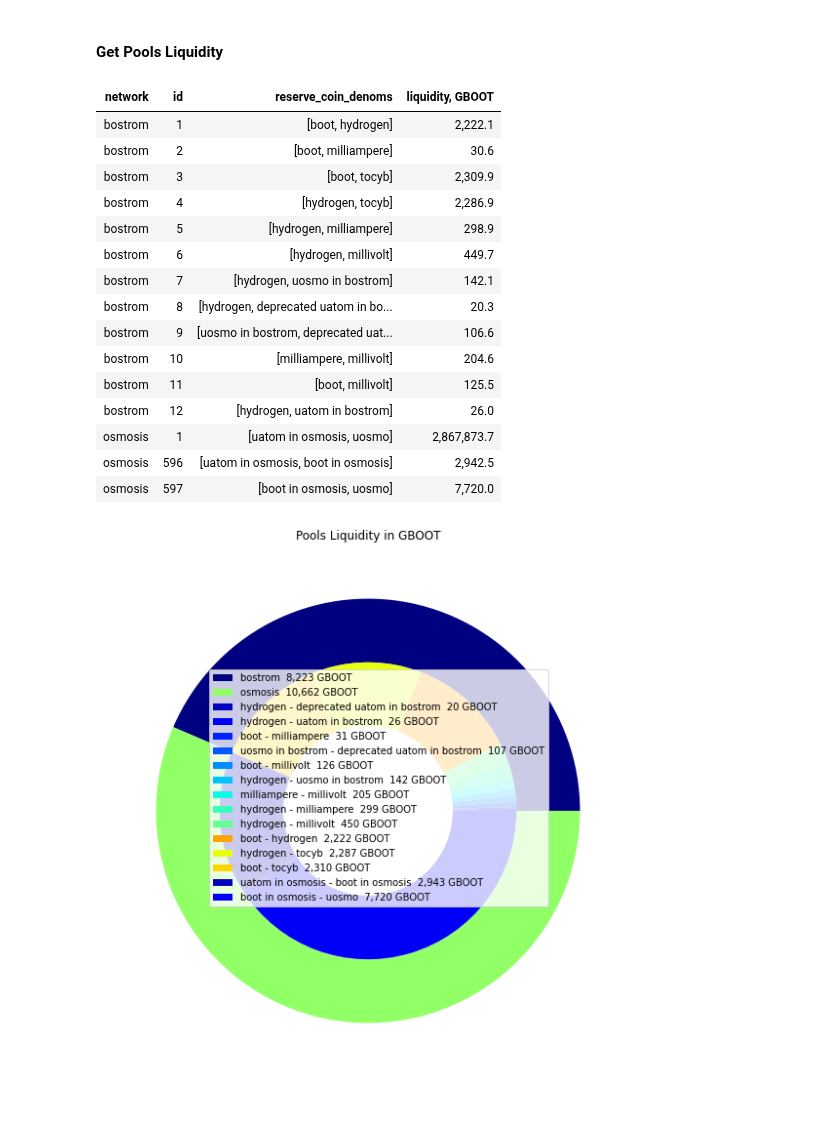
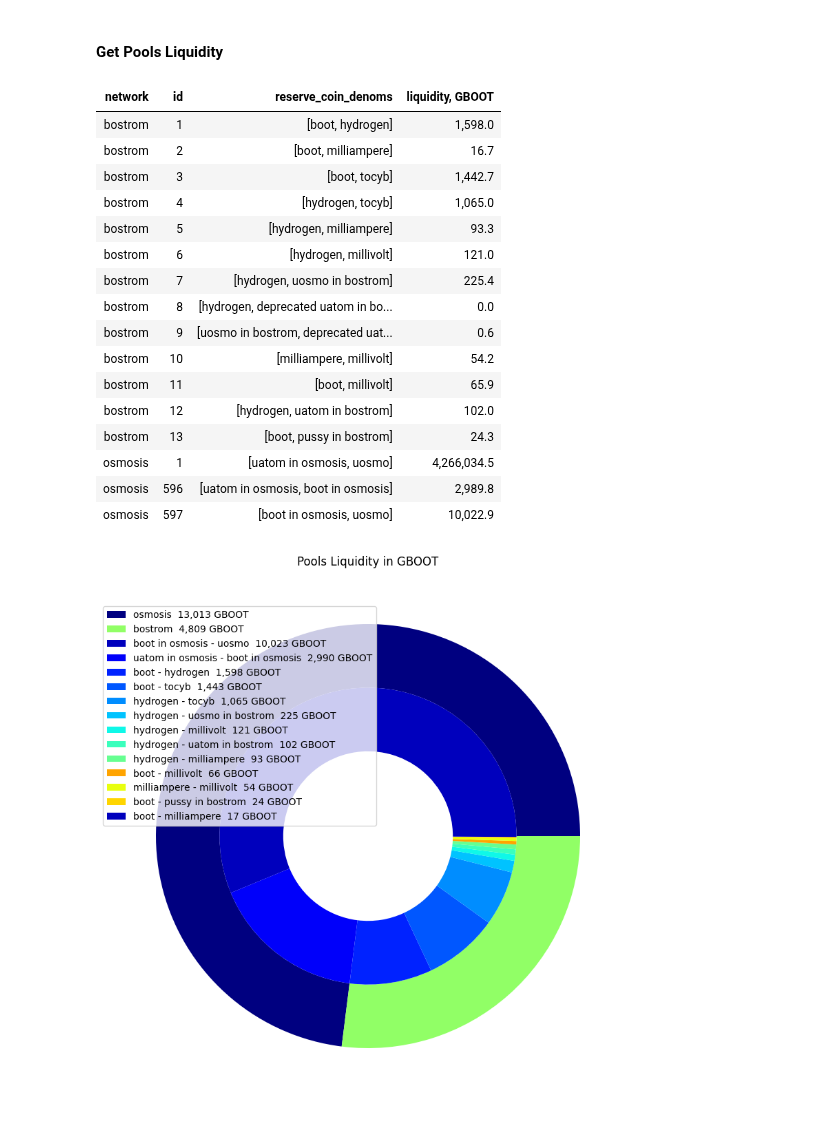
Before and after one commit to Snedashkovsky/cyber-arbitrage, a Jupyter notebook: pools_liquidity_in_gboot.ipynb, the cells around one changed output. Drawn from its saved outputs; the diff is of its cells as text; code cells hidden in the pictures.

Commit message:
- add new ibc pussy in bostrom - update `data_extractors.py` - recalculate liquidity of pools and other notebooks

```diff
--- a/pools_liquidity_in_gboot.ipynb
+++ b/pools_liquidity_in_gboot.ipynb
@@ -68,6 +71,8 @@ price_enriched_df = get_price_enriched(price_df=price_df, display_data=True)
 # %%
 def get_pool_liquidity(balances: list, target_denom: str = 'boot', main_liquidity_denom: str = 'hydrogen',
                        price_enriched_df: pd.DataFrame = price_enriched_df) -> float:
+    if not balances:
+        return 0
     denoms = [item['denom'] for item in balances]
     balances_dict = {item['denom']:int(item['amount']) for item in balances}
     if target_denom in denoms:
@@ -80,52 +85,53 @@ def get_pool_liquidity(balances: list, target_denom: str = 'boot', main_liquidit
         return balances_dict[denoms[0]] * price_enriched_df.loc[target_denom, main_liquidity_denom] * price_enriched_df.loc[main_liquidity_denom, denoms[0]] * 2
     elif not isnan(price_enriched_df.loc[target_denom, main_liquidity_denom]) and not isnan(price_df.loc[main_liquidity_denom, denoms[1]]):
         return balances_dict[denoms[1]] * price_enriched_df.loc[target_denom, main_liquidity_denom] * price_enriched_df.loc[main_liquidity_denom, denoms[1]] * 2
-    return
+    return 0
 
 pools_df['liquidity, GBOOT'] = pools_df['balances'].map(get_pool_liquidity)/1e9
 display(HTML(pools_df[['network', 'id', 'reserve_coin_denoms', 'liquidity, GBOOT']]
              .to_html(index=False, notebook=True, show_dimensions=False, float_format='{0:7,.1f}'.format)
              .replace('text-align: left;', 'text-align: right')
              .replace('<tr>', '<tr align="right">')))
 
 fig, ax = plt.subplots(figsize=(10,10))
 size = 0.3
 cm = plt.get_cmap("jet", 20)
 cout = cm(np.arange(2)*10)
 
 pools_df['denoms'] = pools_df.reserve_coin_denoms.map(lambda x: f'{x[0]} - {x[1]}')
-outer = pools_df[pools_df.denoms != 'uatom in osmosis - uosmo'].sort_values('liquidity, GBOOT').groupby('network')['liquidity, GBOOT'].sum().sort_values()
-inner = pools_df[pools_df.denoms != 'uatom in osmosis - uosmo'].sort_values('liquidity, GBOOT').groupby(['network', 'denoms'])['liquidity, GBOOT'].sum().sort_values()
+outer = pools_df[pools_df.denoms != 'uatom in osmosis - uosmo'].sort_values('liquidity, GBOOT').groupby('network')['liquidity, GBOOT'].sum().sort_values(ascending=False)
+inner = pools_df[(pools_df.denoms != 'uatom in osmosis - uosmo') & (pools_df['liquidity, GBOOT'] > 1)].sort_values('liquidity, GBOOT').groupby(['network', 'denoms'])['liquidity, GBOOT'].sum().sort_values(ascending=False)
 inner_labels = ['{1}  {2:>,.0f} GBOOT'.format(i[0], i[1], j) for i, j in zip(inner.index, inner)]
 outer_labels = ['{0}  {1:>,.0f} GBOOT'.format(i, j) for i, j in zip(outer.index, outer)]
 ax.pie(outer.values.flatten(), radius=1,
        labeldistance=0.73,
        wedgeprops=dict(width=size), colors=cout)
 cin = cm(np.array([1, 2, 3, 4, 5, 6, 7, 8, 9, 14, 12, 13]))
 ax.pie(inner.values.flatten(), radius=1-size,
        wedgeprops=dict(width=size),
        labeldistance=0.5, colors=cin)
 
 ax.set(aspect="equal", title='Pools Liquidity in GBOOT')
 
-plt.legend(outer_labels + inner_labels, loc=(0.2, 0.32))
+plt.legend(outer_labels + inner_labels, loc=(0, 0.52))
 handles, labels = ax.get_legend_handles_labels()
 plt.show()
 # %% [output]
 | network | id | reserve_coin_denoms | liquidity, GBOOT |
-| bostrom | 1 | [boot, hydrogen] | 2,222.1 |
-| bostrom | 2 | [boot, milliampere] | 30.6 |
-| bostrom | 3 | [boot, tocyb] | 2,309.9 |
-| bostrom | 4 | [hydrogen, tocyb] | 2,286.9 |
-| bostrom | 5 | [hydrogen, milliampere] | 298.9 |
-| bostrom | 6 | [hydrogen, millivolt] | 449.7 |
-| bostrom | 7 | [hydrogen, uosmo in bostrom] | 142.1 |
-| bostrom | 8 | [hydrogen, deprecated uatom in bo... | 20.3 |
-| bostrom | 9 | [uosmo in bostrom, deprecated uat... | 106.6 |
-| bostrom | 10 | [milliampere, millivolt] | 204.6 |
-| bostrom | 11 | [boot, millivolt] | 125.5 |
-| bostrom | 12 | [hydrogen, uatom in bostrom] | 26.0 |
-| osmosis | 1 | [uatom in osmosis, uosmo] | 2,867,873.7 |
-| osmosis | 596 | [uatom in osmosis, boot in osmosis] | 2,942.5 |
-| osmosis | 597 | [boot in osmosis, uosmo] | 7,720.0 |
+| bostrom | 1 | [boot, hydrogen] | 1,598.0 |
+| bostrom | 2 | [boot, milliampere] | 16.7 |
+| bostrom | 3 | [boot, tocyb] | 1,442.7 |
+| bostrom | 4 | [hydrogen, tocyb] | 1,065.0 |
+| bostrom | 5 | [hydrogen, milliampere] | 93.3 |
+| bostrom | 6 | [hydrogen, millivolt] | 121.0 |
+| bostrom | 7 | [hydrogen, uosmo in bostrom] | 225.4 |
+| bostrom | 8 | [hydrogen, deprecated uatom in bo... | 0.0 |
+| bostrom | 9 | [uosmo in bostrom, deprecated uat... | 0.6 |
+| bostrom | 10 | [milliampere, millivolt] | 54.2 |
+| bostrom | 11 | [boot, millivolt] | 65.9 |
+| bostrom | 12 | [hydrogen, uatom in bostrom] | 102.0 |
+| bostrom | 13 | [boot, pussy in bostrom] | 24.3 |
+| osmosis | 1 | [uatom in osmosis, uosmo] | 4,266,034.5 |
+| osmosis | 596 | [uatom in osmosis, boot in osmosis] | 2,989.8 |
+| osmosis | 597 | [boot in osmosis, uosmo] | 10,022.9 |
-[figure, old version]
+[figure, new version]
```
Also changed, not shown: parts of 4 cells of this notebook, 4 other files.
